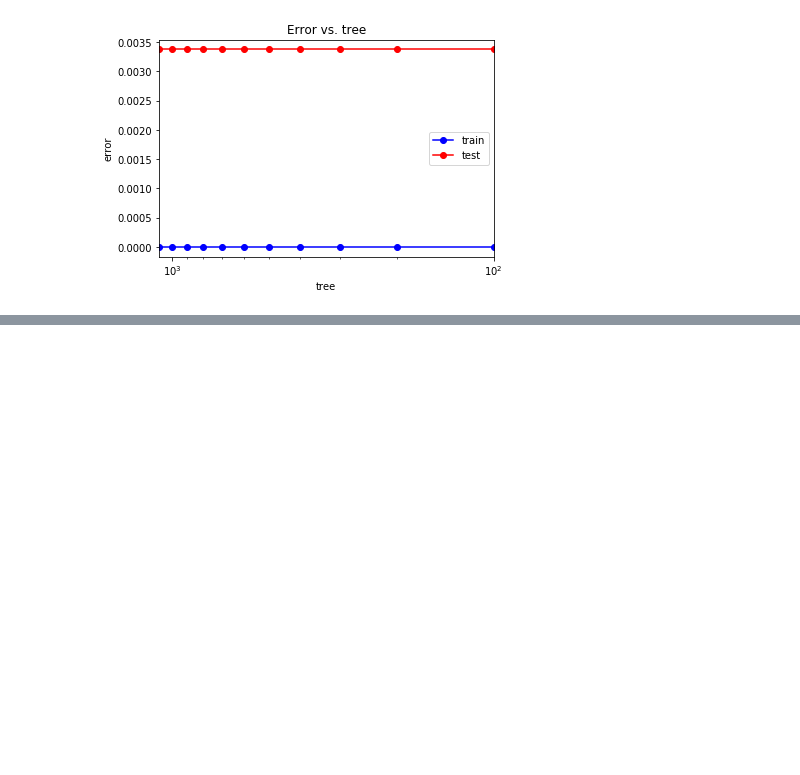
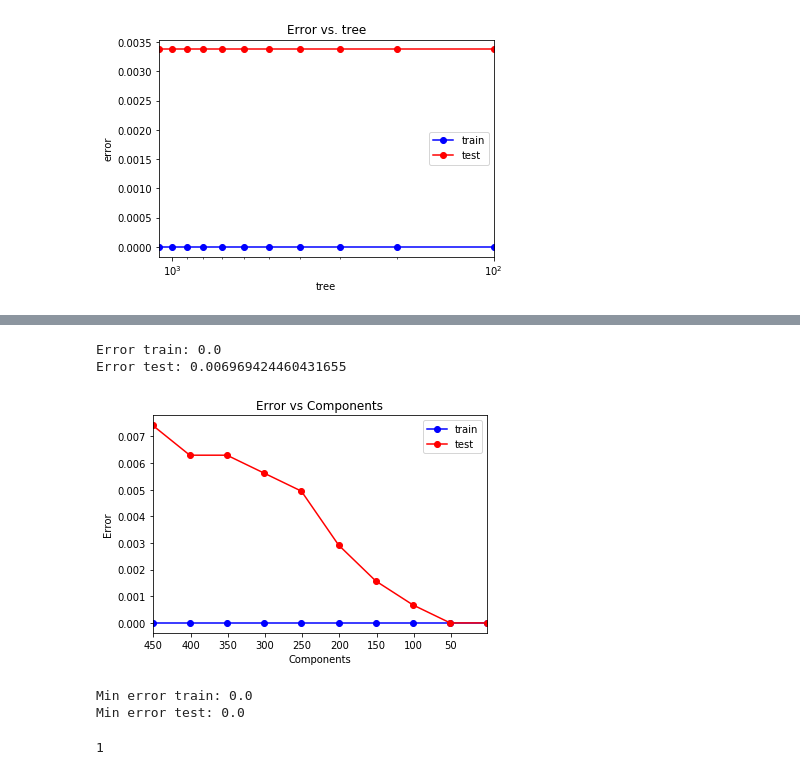
Before and after one commit to NovozhilovaA/Machine_Learning_Building_Permits, a Jupyter notebook: Building_Permits_with_neural_network.ipynb, the cells around one changed output, grey strips where cells are left out. Saved outputs shown, nothing was run; the diff lists cells and outputs as text; code cells hidden in the pictures; blank space fills up the shorter version.

```diff
--- a/Building_Permits_with_neural_network.ipynb
+++ b/Building_Permits_with_neural_network.ipynb
@@ -1005,0 +1015,9 @@ pass
+# %%
+from sklearn import decomposition
+pca = decomposition.PCA(n_components = 500)
+X_train_cut = pca.fit_transform(X_train)
+X_test_cut = pca.transform(X_test)
+# %%
+from sklearn import ensemble
+rf = ensemble.RandomForestClassifier(n_estimators = 1000)
+rf.fit(X_train_cut, y_train)
@@ -1005,0 +1032,50 @@ pass
+# %%
+err_train = np.mean(y_train != rf.predict(X_train_cut))
+err_test  = np.mean(y_test  != rf.predict(X_test_cut))
+
+
+print ('Error train:', err_train)
+print ('Error test:', err_test)
+# %% [output]
+Error train: 0.0
+Error test: 0.006969424460431655
+# %%
+from sklearn.decomposition import PCA
+component_array = np.arange(1, 500, 50)
+test_err = []
+train_err = []
+oob_err = []
+for components in component_array:
+    pca = PCA(n_components = components)
+    X_PCA_train = pca.fit_transform(X_train)
+    X_PCA_test = pca.transform(X_test)
+    rf = ensemble.RandomForestClassifier(n_estimators = 1000, oob_score=True, bootstrap=True)
+    rf.fit(X_PCA_train, y_train)
+    train_err.append(np.mean(y_train != rf.predict(X_PCA_train)))
+    test_err.append(np.mean(y_test  != rf.predict(X_PCA_test)))
+    oob_err.append(1 - rf.oob_score_)
+plt.plot(component_array, train_err, 'b-o', label = 'train')
+plt.plot(component_array, test_err, 'r-o', label = 'test')
+plt.xlim([np.max(component_array), np.min(component_array)])
+plt.title('Error vs Components')
+plt.xlabel('Components')
+plt.ylabel('Error')
+plt.legend()
+pass
+# %% [output]
+[figure, added]
+# %%
+min_train_err = np.min(train_err)
+min_test_err = np.min(test_err)
+
+print ('Min error train:', min_train_err)
+print ('Min error test:', min_test_err)
+# %% [output]
+Min error train: 0.0
+Min error test: 0.0
+# %%
+component_opt = component_array[test_err == min_test_err]
+component_opt = component_opt[0]
+print(component_opt)
+# %% [output]
+1
```
Also changed, not shown: parts of 3 cells of this notebook.
